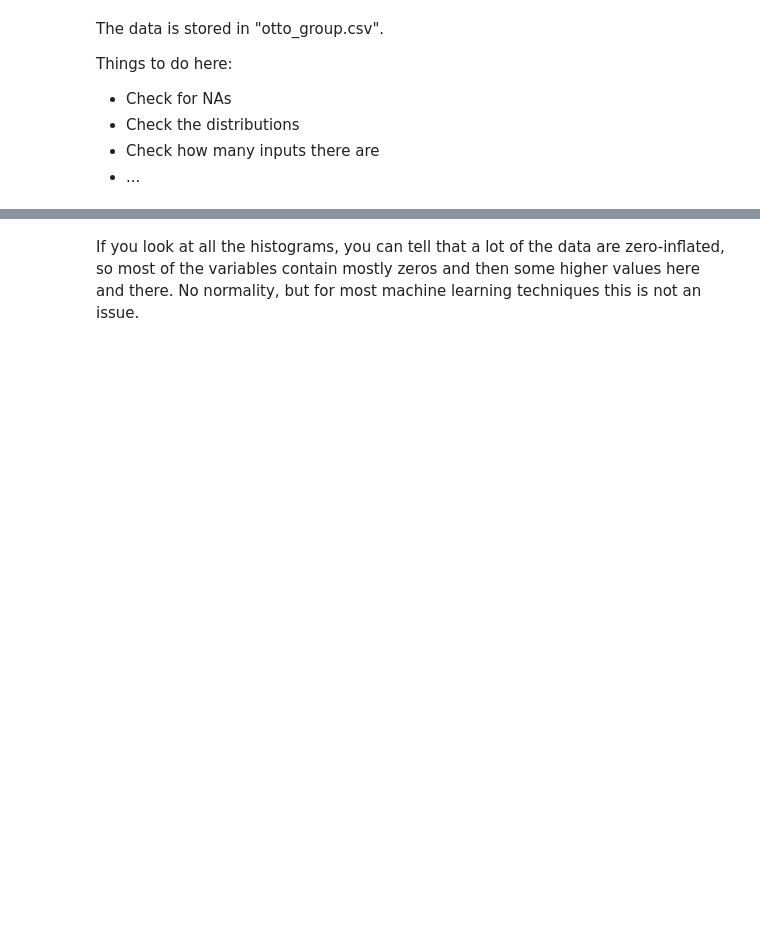
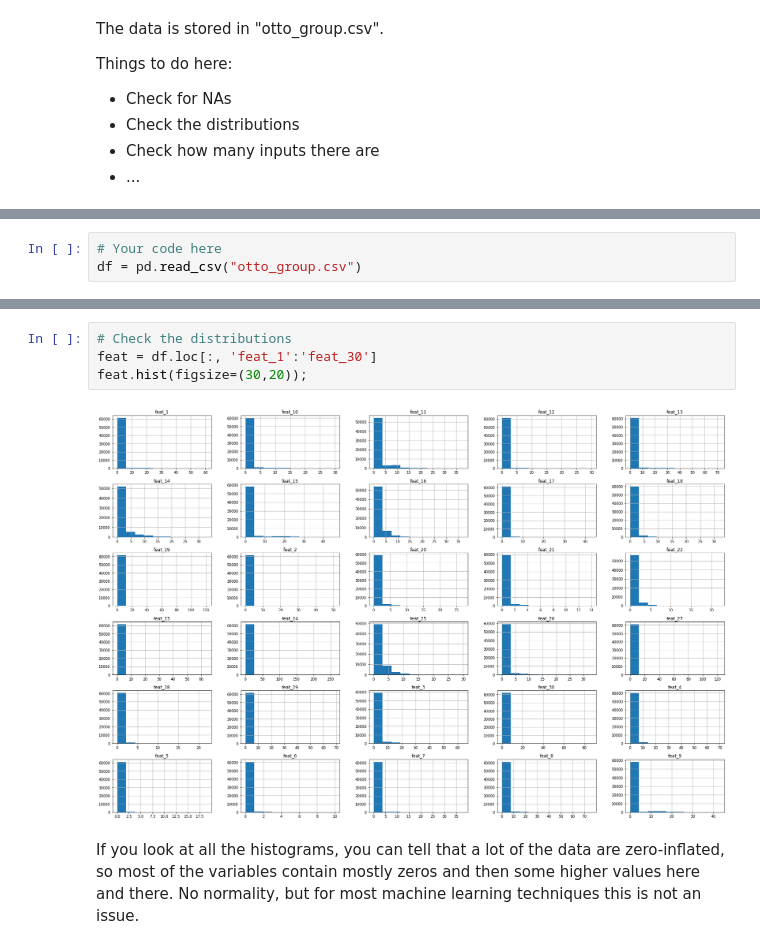
Before and after one commit to znob/dsc-3-36-03-comparing-machine-learning-techniques-using-pipelines-lab-nyc-career-ds-102218, a Jupyter notebook: index.ipynb, the cells around one changed output, grey strips where cells are left out. Saved outputs shown, nothing was run; the diff lists cells and outputs as text; blank space fills up the shorter version.

```diff
--- a/index.ipynb
+++ b/index.ipynb
@@ -45,2 +50,5 @@ Things to do here:
+# %%
+# Your code here
+df = pd.read_csv("otto_group.csv")
 # %%
 # Your code here
@@ -57,3 +106,9 @@ Things to do here:
+# %%
+# Check the distributions
+feat = df.loc[:, 'feat_1':'feat_30']
+feat.hist(figsize=(30,20));
+# %% [output]
+[figure, added]
 # %% [markdown]
 If you look at all the histograms, you can tell that a lot of the data are zero-inflated, so most of the variables contain mostly zeros and then some higher values here and there. No normality, but for most machine learning techniques this is not an issue.
 # %%
```
Also changed, not shown: parts of 16 cells of this notebook.
